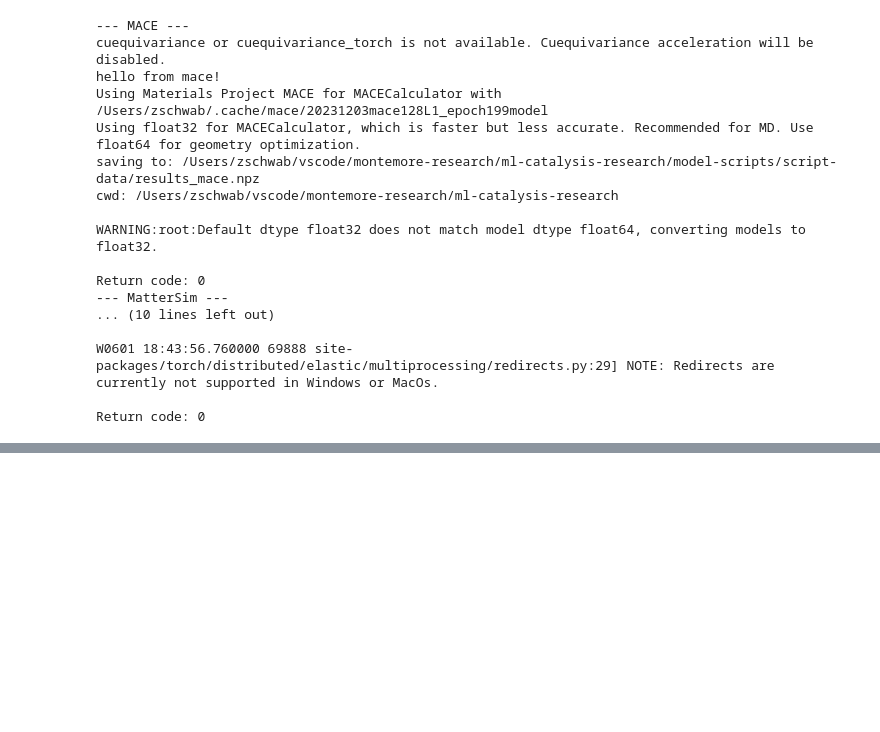
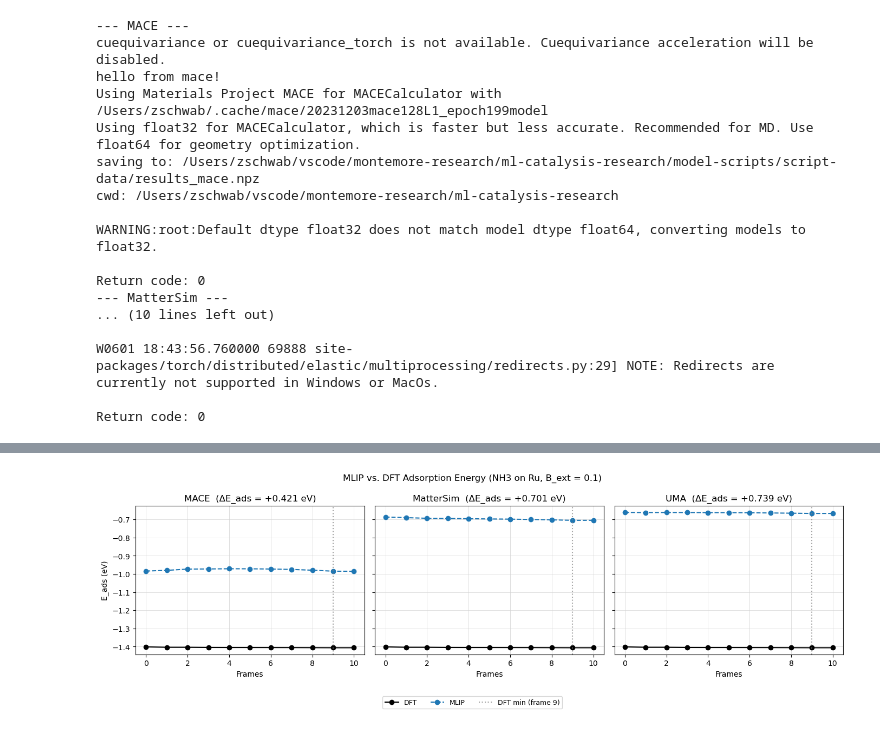
Before and after one commit to zbschwab/ml-catalysis-research, a Jupyter notebook: dft-mlips-comparison.ipynb, the cells around one changed output, grey strips where cells are left out. Saved outputs shown, nothing was run; the diff lists cells and outputs as text; code cells hidden in the pictures; blank space fills up the shorter version.

```diff
--- a/dft-mlips-comparison.ipynb
+++ b/dft-mlips-comparison.ipynb
@@ -146,0 +231,33 @@ for name, res in [("MACE", mace), ("MatterSim", mattersim), ("UMA", uma)]:
+# %%
+fig, axes = plt.subplots(1, 3, figsize=(14, 4), sharey=True)
+fig.suptitle("MLIP vs. DFT Relative Adsorption Energy (NH3 on Ru, B_ext = 0.1)")
+frames = range(len(dft_energies))
+
+dft_e = np.array(dft["mlip_energies"])
+dft_ads = dft_e - dft["slab_energy"] - dft["gas_energy"]
+dft_min_frame = np.argmin(dft_ads)
+
+for ax, (name, res) in zip(axes, [("MACE", mace), ("MatterSim", mattersim), ("UMA", uma)]):
+    mlip_e = np.array(res["mlip_energies"])
+    mlip_ads = mlip_e - res["slab_energy"] - res["gas_energy"]
+    e_ads_error = mlip_ads[dft_min_frame] - dft_ads[dft_min_frame]
+
+    ax.plot(frames, dft_ads, 'k-o', label="DFT")
+    ax.plot(frames, mlip_ads, '--o', label=name)
+    ax.axvline(dft_min_frame, color='gray', linestyle=':', alpha=0.7, label=f"DFT min (frame {dft_min_frame})")
+
+    ax.set_ylabel("E_ads (eV)" if ax == axes[0] else "")
+    ax.set_xlabel("Frames")
+    ax.set_title(f"{name}  (ΔE_ads = {e_ads_error:+.3f} eV)")
+    ax.grid(color='lightgrey', linestyle='-', linewidth=0.5)
+
+# single legend: grab handles from last ax, deduplicate labels
+handles, labels = axes[0].get_legend_handles_labels()
+# replace model-specific label with generic one for the shared legend
+labels[1] = "MLIP"
+fig.legend(handles, labels, loc='lower center', ncol=4, bbox_to_anchor=(0.5, -0.12), fontsize=9)
+
+plt.tight_layout()
+plt.show()
+# %% [output]
+[figure, added]
```
Also changed, not shown: parts of 7 cells of this notebook.
